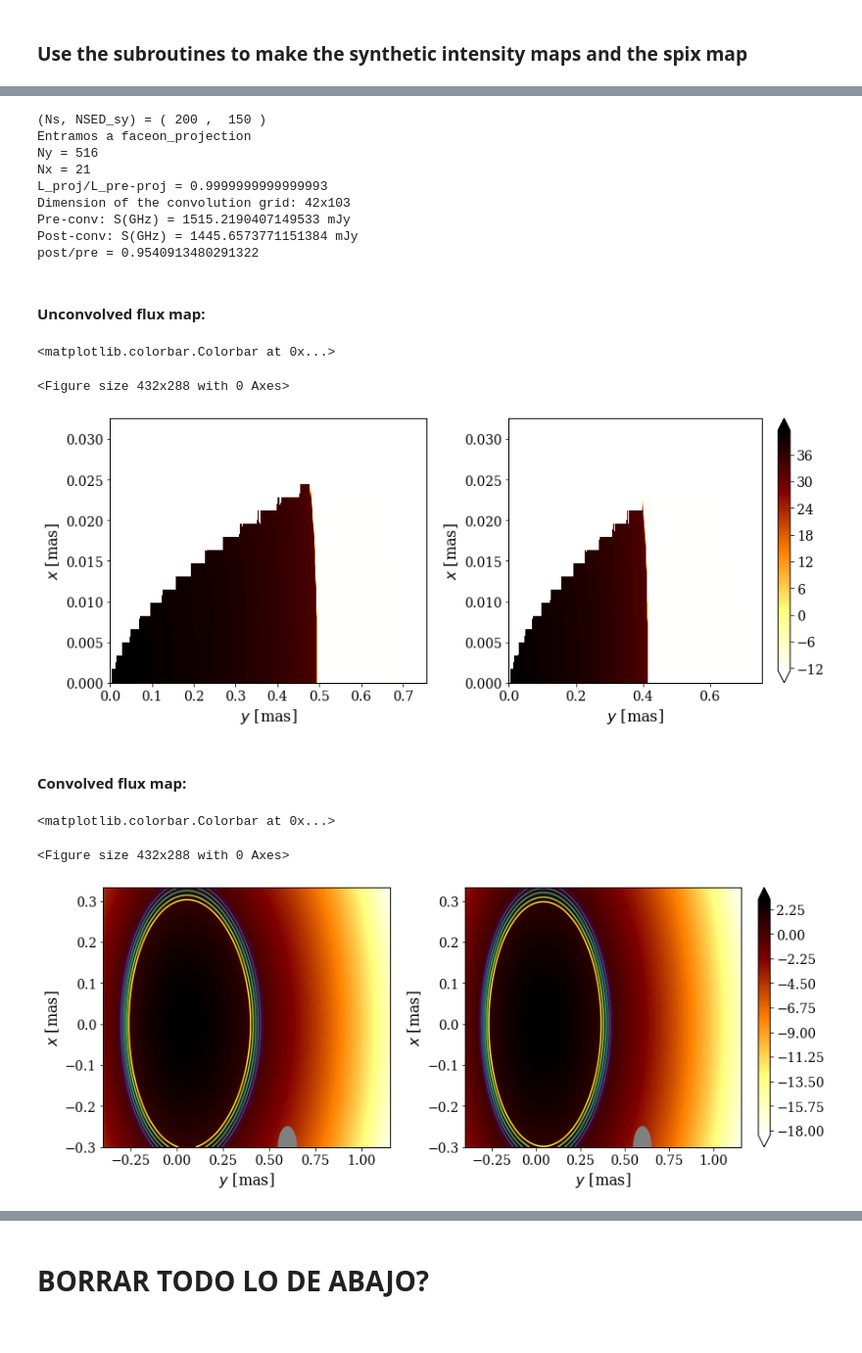
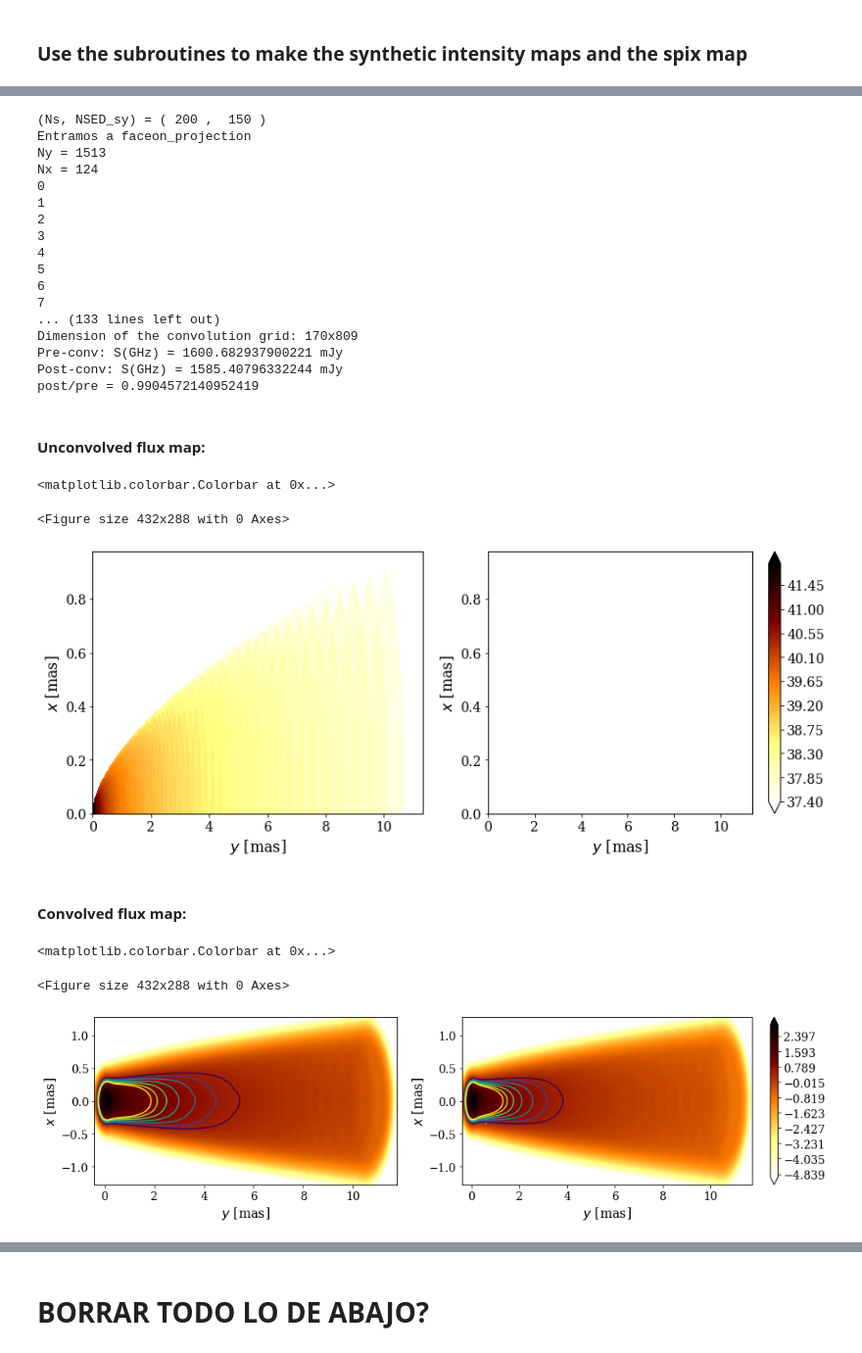
Before and after one commit to santimda/ExtendedJet, a Jupyter notebook: PostProcessing/MapFlux.ipynb, the cells around one changed output, grey strips where cells are left out. Shown: that part at 98% size. Cells and saved outputs as stored; diff of their text form; code cells hidden in the pictures.

```diff
--- a/PostProcessing/MapFlux.ipynb
+++ b/PostProcessing/MapFlux.ipynb
@@ -82,11 +86,14 @@ def get_z_rz( filename='./../Code/quant_FF.dat'):
 # %%
 def make_F_map( nu, Nx ):
     Esy, Lsy = read_SEDsyn_cuts()
-    L_z = get_Lsyn_z( Esy, Lsy, nu )
+    L_z = get_Lsyn_z( Esy, Lsy, nu )[:140]
     z, r_z = get_z_rz()
+    z = z[:140]
+    r_z = r_z[:140]
     dz = z[1] - z[0]
 
     if dz*np.sin(incl) > 2.0*r_z[-1]*np.cos(incl): #si se cumple para el último se cumple para todos
+    #if 1:
         x = np.linspace( 0, r_z[-1], Nx) * convert
         dx = x[1] - x[0]
         print('Entramos a lateral_projection')
@@ -129,6 +136,7 @@ def make_F_map( nu, Nx ):
         iy_start = 0
         L_tot = 0.
         for iz in range(np.size(L_z)):
+            print(iz)
             center = z[iz] * np.sin(incl) * convert
             a_semiaxis = r_z[iz] * convert
             b_semiaxis = r_z[iz] * np.cos(incl) * convert
@@ -166,7 +174,7 @@ def Convolve_map( x_map, x_map22, y_map, F_map, sigma_x, sigma_y ):
     # Extremes of the convolved map
     y_min_c = y_map[0] - 4. * sigma_y # 5 beams to the left of the jet base
     y_max_c = y_map[-1] + 4. * sigma_y # 5 beams to the right of the jet end point
-    x_min_c = x_map[0] - 3. * sigma_x # 3 beams above the jet lateral end point
+    x_min_c = x_map22[0] - 3. * sigma_x # 3 beams above the jet lateral end point
     x_max_c = x_map[-1] + 3. * sigma_x # 3 beams below the jet lateral end point
 
     # Size of the convolved map
@@ -253,12 +269,20 @@ x_c, y_c, F_map_c2 = Convolve_map( x_map, x_map22, y_map, F_map2, sigma_x, sigma
 # %% [output]
 (Ns, NSED_sy) = ( 200 ,  150 )
 Entramos a faceon_projection
-Ny = 516
-Nx = 21
-L_proj/L_pre-proj = 0.9999999999999993
-Dimension of the convolution grid: 42x103
-Pre-conv: S(GHz) = 1515.2190407149533 mJy
-Post-conv: S(GHz) = 1445.6573771151384 mJy
-post/pre = 0.9540913480291322
+Ny = 1513
+Nx = 124
+0
+1
+2
+3
+4
+5
+6
+7
+... (133 lines left out)
+Dimension of the convolution grid: 170x809
+Pre-conv: S(GHz) = 1600.682937900221 mJy
+Post-conv: S(GHz) = 1585.40796332244 mJy
+post/pre = 0.9904572140952419
 # %%
 spix_map = Make_spix_map( x_c, y_c, nu1, F_map_c1, nu2, F_map_c2)
@@ -294,7 +319,7 @@ ax2.set_ylim([x_map[0], x_map[-1]])
 cmap  = plt.cm.afmhot_r
 #cmap.set_label(r"$S_\nu$ [mJy]")
 CS = ax1.contourf( y_map, x_map, np.log10(L_map1), cmap=cmap, levels=100, extend="both")
-CS2 = ax2.contourf( y_map, x_map, np.log10(L_map2), cmap=cmap, levels=100, extend="both")
+#CS2 = ax2.contourf( y_map, x_map, np.log10(L_map2), cmap=cmap, levels=100, extend="both")
 # MEJOR USAR x_map22 Y F_map ???
 
 plt.tight_layout()
@@ -303,43 +328,43 @@ fig.colorbar(CS)
 # %% [output]
 <matplotlib.colorbar.Colorbar at 0x...>
 <Figure size 432x288 with 0 Axes>
-[figure, old version]
+[figure, new version]
 # %% [markdown]
 #### Convolved flux map:
 # %%
 from matplotlib.patches import Ellipse
 
 plt.clf()
-fig, (ax1, ax2) = plt.subplots(1, 2, figsize=(12, 5), gridspec_kw={'width_ratios': [1, 1.2]})
+fig, (ax1, ax2) = plt.subplots(1, 2, figsize=(14, 4), gridspec_kw={'width_ratios': [1, 1.2]})
 ax1.set_xlabel(r"$y$ [mas]")
 ax1.set_ylabel(r"$x$ [mas]")
 ax1.set_xlim([y_c[0], y_c[-1]])
 ax1.set_ylim([x_c[0], x_c[-1]])
 ax2.set_xlabel(r"$y$ [mas]")
 ax2.set_ylabel(r"$x$ [mas]")
 ax2.set_xlim([y_c[0], y_c[-1]])
 ax2.set_ylim([x_c[0], x_c[-1]])
 cmap  = plt.cm.afmhot_r
 #cmap.set_label(r"$S_\nu$ [mJy beam$^{-1}$]")
-CS_conv = ax1.contourf( y_c, x_c, np.log10(F_map_c1), cmap=cmap, levels=200, extend="both")
-CS_conv = ax2.contourf( y_c, x_c, np.log10(F_map_c2), cmap=cmap, levels=200, extend="both")
+CS_conv = ax1.contourf( y_c, x_c, np.log10(F_map_c1), cmap=cmap, levels=np.linspace(-5, 3, 200), extend="both")
+CS_conv = ax2.contourf( y_c, x_c, np.log10(F_map_c2), cmap=cmap, levels=np.linspace(-5, 3, 200), extend="both")
 
 #Agregar contornos a (1, 1.4, 2, 2.8...)*3 mJy beam^-1.
-obs_cont = np.log10([1*3, 1.4*3, 2*3, 2.8*3, 4*3, 5.6*3]) # HACERLOS EN GRIS!
+obs_cont = np.log10(np.array([1, 1.4, 2, 2.8, 3.8, 5., 6.2])*3) # HACERLOS EN GRIS!
 plot_cont = ax1.contour( y_c, x_c, np.log10(F_map_c1), levels=obs_cont, extend="both")
 plot_cont2 = ax2.contour( y_c, x_c, np.log10(F_map_c2), levels=obs_cont, extend="both")
 
 el = Ellipse((0.6, -0.3), sigma_y, sigma_x, color='grey')
 el2 = Ellipse((0.6, -0.3), sigma_y, sigma_x, color='grey')
 
 ax1.add_patch(el)
 ax2.add_patch(el2)
 
 plt.tight_layout()
 fig.colorbar( CS_conv)
 # %% [output]
 <matplotlib.colorbar.Colorbar at 0x...>
 <Figure size 432x288 with 0 Axes>
-[figure, old version]
+[figure, new version]
 # %%
 plt.clf()
```
Also changed, not shown: parts of 4 cells of this notebook, 6 other files.
